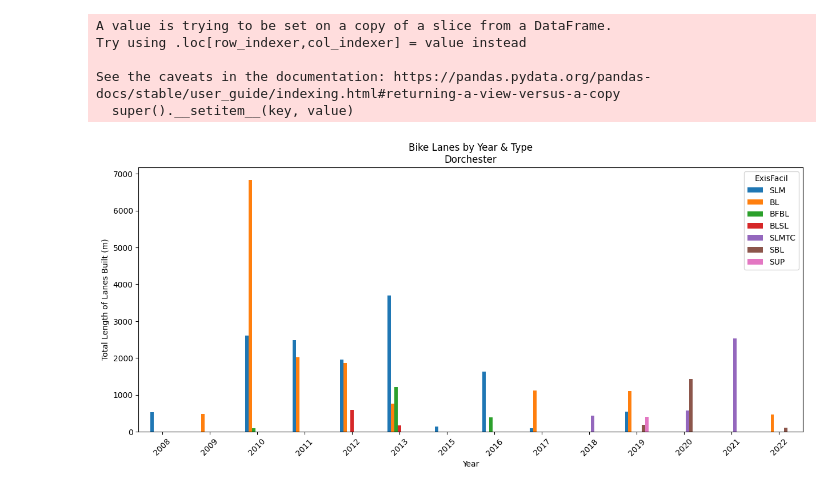
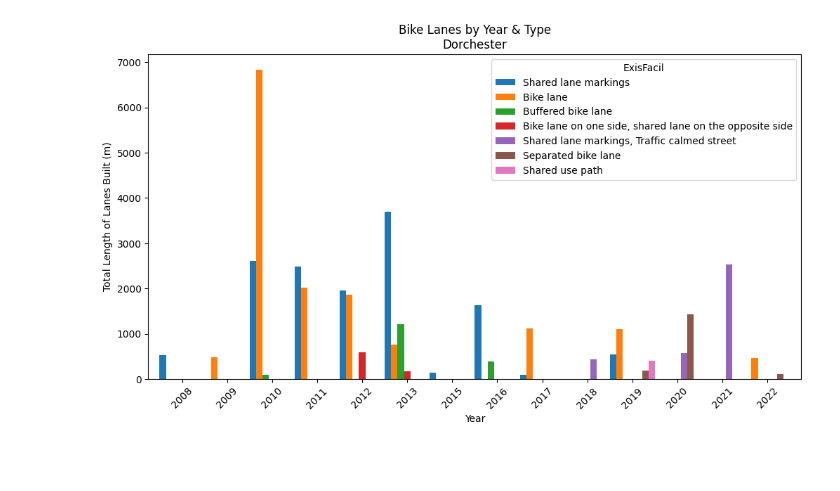
Before and after one commit to BU-Spark/ds-livable-streets-infra, a Jupyter notebook: fa23-team/analysis/bike_lanes.ipynb, the cells around one changed output. Cells and saved outputs as stored; diff of their text form; code cells hidden in the pictures; blank space fills up the shorter version.

Commit message:
updated bike_lane nb

```diff
--- a/fa23-team/analysis/bike_lanes.ipynb
+++ b/fa23-team/analysis/bike_lanes.ipynb
@@ -4,8 +4,34 @@ import seaborn as sns
 import numpy as np
 import geopandas as gpd
 import matplotlib.pyplot as plt
+# pip install geopandas
+import geopandas as gpd
+from shapely.geometry import Polygon
+import os
 
-# pip install geopandas
+# Read GeoJSON file into a GeoDataFrame
+parent_directory = os.path.dirname(os.getcwd())
+file_path = parent_directory + '/data/Existing_Bike_Network_2023.geojson'
+
+bike_lanes = gpd.read_file(file_path)
+bike_lanes['year'] = pd.to_numeric(bike_lanes['InstallDat'], errors = 'coerce').astype('Int64')
-# %%
-bike_lanes = pd.read_csv("G:\האחסון שלי\MSBA\Fall 2023\CDS701\Project\Existing_Bike_Network_2023.csv")
-roads = pd.read_csv("G:\האחסון שלי\MSBA\Fall 2023\CDS701\Project\Road_Inventory_2022.csv")
+# %%
+infra_dict = {'BFBL' : 'Buffered bike lane',
+'BL' : 'Bike lane',
+'BLSL' : 'Bike lane on one side, shared lane on the opposite side',
+'BSBL' : 'Bus/bike lane',
+'CFBL' : 'Contra-flow bike street',
+'NSUP' : 'Shared use path, natural surface',
+'NW' : 'Neighborway, marked',
+'NW-U' : 'Neighborway, unmarked',
+'SBL' : 'Separated bike lane',
+'SBLBL' : 'Separated bike lane on one side, bike lane on the opposite side',
+'SLM' : 'Shared lane markings',
+'SLMTC' : 'Shared lane markings, Traffic calmed street',
+'SRd' : 'Shared road',
+'SUB' : 'Shared use path bridge',
+'SUC' : 'Shared use connector',
+'SUP' : 'Shared use path',
+'TC' : 'Traffic calmed street',
+}
+bike_lanes['ExisFacil'].replace(infra_dict, inplace=True) # remove later
@@ -31,17 +114,12 @@ dorchester_gdf.head(2)
 # %%
-dorchester_gdf['year'] = pd.to_numeric(dorchester_gdf['InstallDat'], errors = 'coerce').astype('Int64')
-grouped = dorchester_gdf.groupby(['year', 'ExisFacil'])['Shape_Leng'].sum().unstack()
-fig, ax = plt.subplots(figsize=(15, 6))
-grouped.plot(kind='bar', ax=ax)
+# total m of lanes by year and type
+yealy_new_lanes = dorchester_gdf.groupby(['year', 'ExisFacil'])['Shape_Leng'].sum().unstack()
+fig, ax = plt.subplots(figsize=(12, 6))
+yealy_new_lanes.plot(kind='bar', ax=ax, align='center', width=1)
 ax.set_xlabel('Year')
 ax.set_ylabel('Total Length of Lanes Built (m)')
 ax.set_title('Bike Lanes by Year & Type\nDorchester')
 ax.tick_params(axis='x', rotation=45)
 plt.show()
 # %% [output]
-A value is trying to be set on a copy of a slice from a DataFrame.
-Try using .loc[row_indexer,col_indexer] = value instead
-
-See the caveats in the documentation: https://pandas.pydata.org/pandas-docs/stable/user_guide/indexing.html#returning-a-view-versus-a-copy
-  super().__setitem__(key, value)
-[figure, old version]
+[figure, new version]
```
Also changed, not shown: parts of 5 cells of this notebook.
